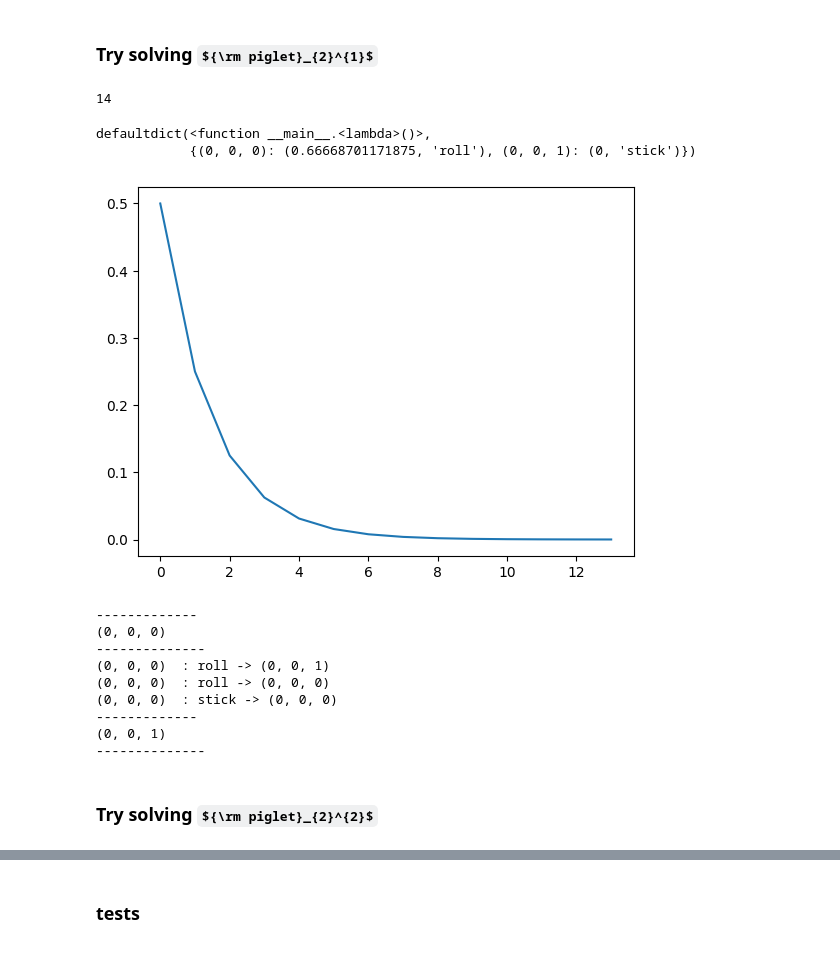
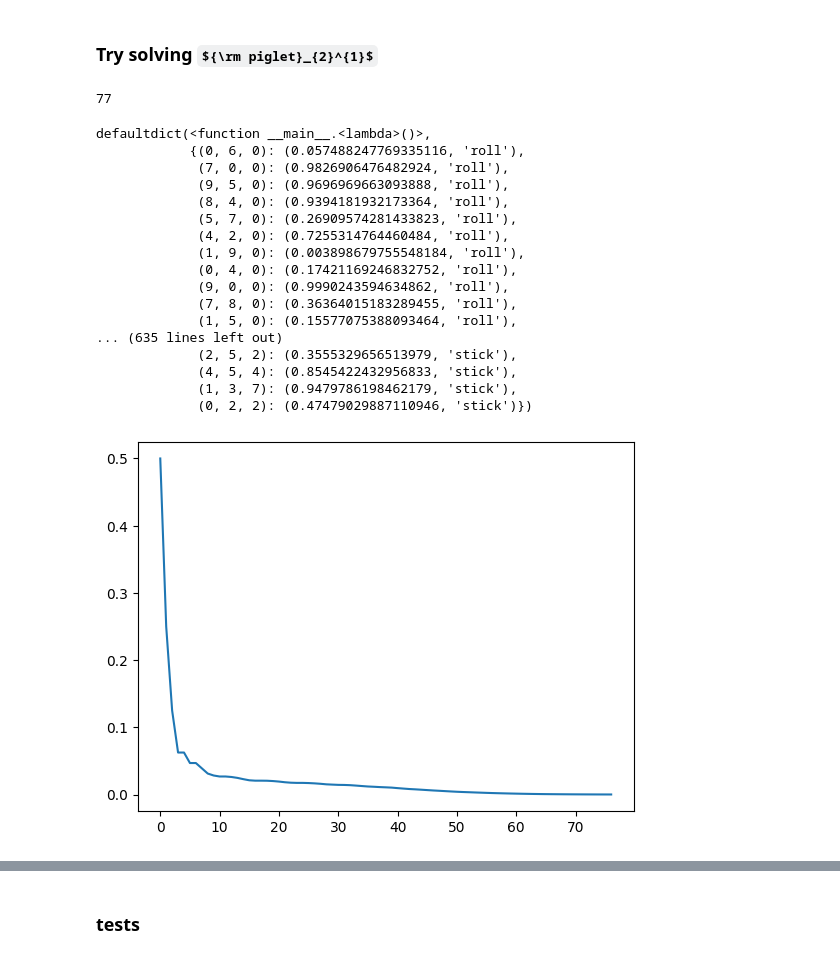
Before and after one commit to grosed/STOR-609, a Jupyter notebook: notebooks/assessment-3/pig-value-iteration.ipynb, the cells around one changed output, grey strips where cells are left out. Cells and saved outputs as stored; diff of their text form; code cells hidden in the pictures; some formulas as TeX source.

```diff
--- a/notebooks/assessment-3/pig-value-iteration.ipynb
+++ b/notebooks/assessment-3/pig-value-iteration.ipynb
@@ -217,8 +217,8 @@ def piglet_adaptation(S,V) :
     for s in S() :
         i,j,k = s
         if k == 0 :
-            v,a = V[(j,i+k,0)]
-            V_dash[s] = 1.0-v,a
+            v,a = V[(j,i,0)]
+            V_dash[(j,i,0)] = 1.0-v,a
     return V_dash
 # %%
 def delta(V,V_dash) :
@@ -227,58 +227,53 @@ def delta(V,V_dash) :
         delta = max(delta,abs(V_dash[s][0] - V[s][0]))
     return delta
 # %%
-goal = 1
+goal = 10
 d = 2
 gamma = 1.0
 
 
 A = piglet_actions
 P = piglet_probability(goal,d)
 T = piglet_transitions(goal,d)
 S = piglet_states(goal,d)
 R = piglet_reward(goal)
 
 VI  = value_iteration(S,T,A,P,R,gamma)
 adapter = piglet_adaptation(S)
 pvi = compose(VI,adapter)
 V = defaultdict(lambda : (0.0,None))
 inside_bounding_box = bounding_box_convergence(0.0001)
 
 V_dash = pvi(V)
 its = 0
 D = list()
 while not inside_bounding_box(V_dash,V) :
     V = V_dash
     V_dash = pvi(V)
     D.append(delta(V,V_dash))
     its += 1
     if its > 100 : break
 
 print(its)
 plt.plot(D)
 V_dash
 # %% [output]
-14
+77
 defaultdict(<function __main__.<lambda>()>,
-            {(0, 0, 0): (0.66668701171875, 'roll'), (0, 0, 1): (0, 'stick')})
+            {(0, 6, 0): (0.057488247769335116, 'roll'),
+             (7, 0, 0): (0.9826906476482924, 'roll'),
+             (9, 5, 0): (0.9696969663093888, 'roll'),
+             (8, 4, 0): (0.9394181932173364, 'roll'),
+             (5, 7, 0): (0.26909574281433823, 'roll'),
+             (4, 2, 0): (0.7255314764460484, 'roll'),
+             (1, 9, 0): (0.003898679755548184, 'roll'),
+             (0, 4, 0): (0.17421169246832752, 'roll'),
+             (9, 0, 0): (0.9990243594634862, 'roll'),
+             (7, 8, 0): (0.36364015183289455, 'roll'),
+             (1, 5, 0): (0.15577075388093464, 'roll'),
+... (635 lines left out)
+             (2, 5, 2): (0.3555329656513979, 'stick'),
+             (4, 5, 4): (0.8545422432956833, 'stick'),
+             (1, 3, 7): (0.9479786198462179, 'stick'),
+             (0, 2, 2): (0.47479029887110946, 'stick')})
-[figure, old version]
+[figure, new version]
-# %%
-for s in S() :
-    print("-------------")
-    print(s)
-    print("--------------")
-    for a in A() :
-        for t in T(a,s)() :
-            print(str(s)," : " + str(a) + " -> " + str(t))
-# %% [output]
--------------
-(0, 0, 0)
---------------
-(0, 0, 0)  : roll -> (0, 0, 1)
-(0, 0, 0)  : roll -> (0, 0, 0)
-(0, 0, 0)  : stick -> (0, 0, 0)
--------------
-(0, 0, 1)
---------------
-# %% [markdown]
-### Try solving ${\rm piglet}_{2}^{2}$
```
Also changed, not shown: parts of 9 cells of this notebook.
